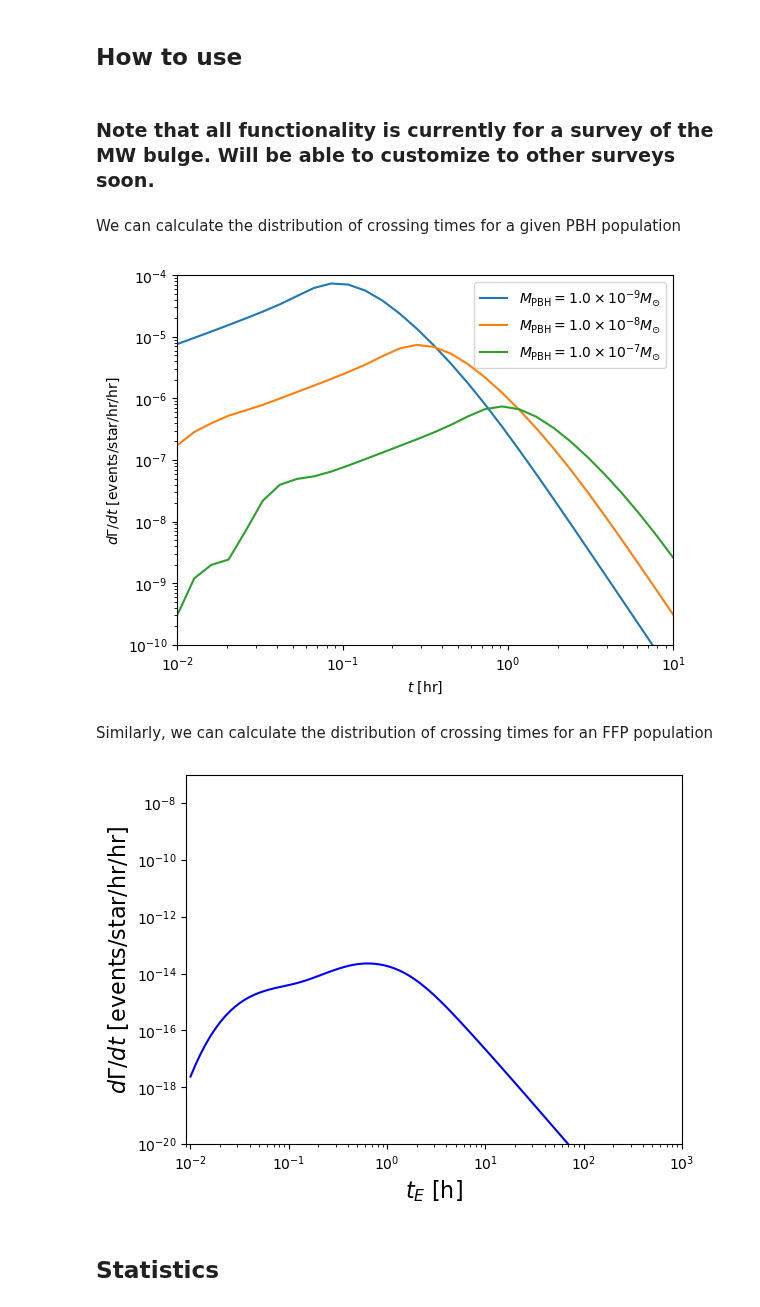
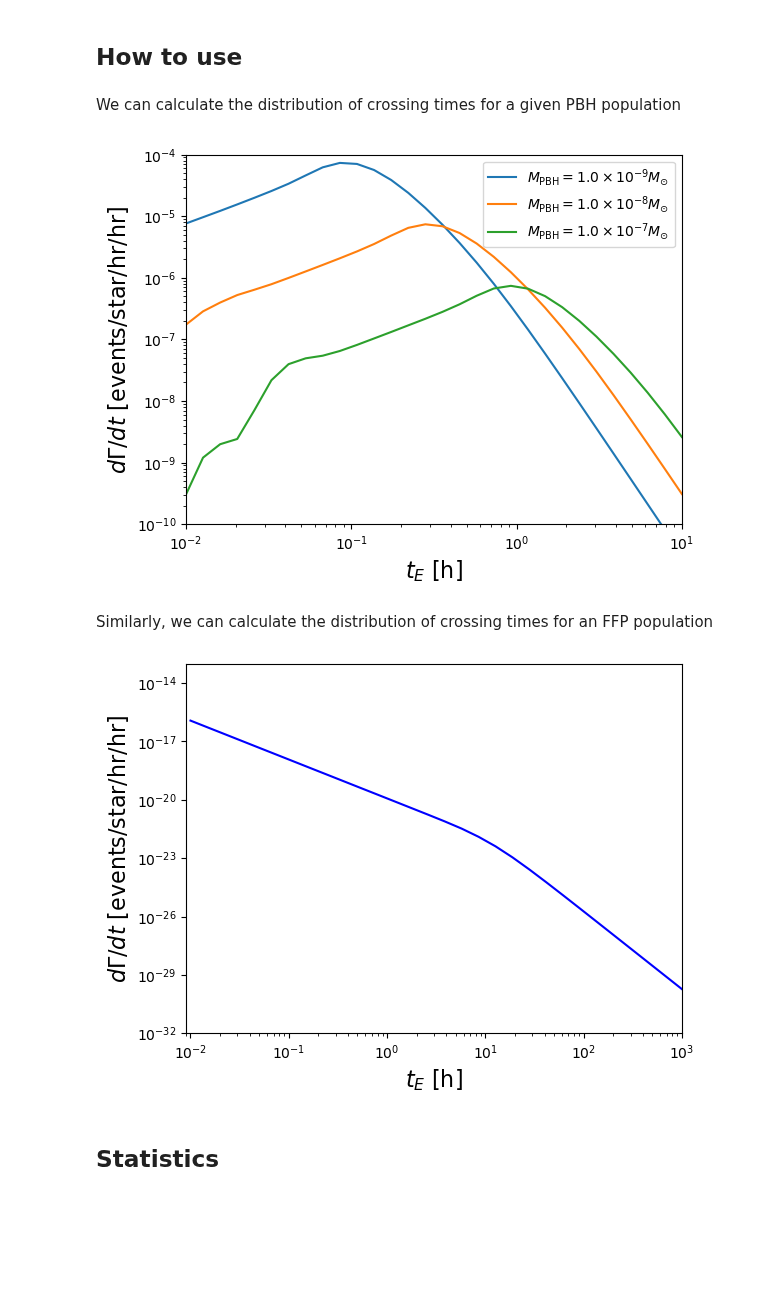
Before and after one commit to NolanSmyth/LensCalcPy, a Jupyter notebook: nbs/index.ipynb, the cells around one changed output. Cells and saved outputs as stored; diff of their text form; code cells hidden in the pictures; blank space fills up the shorter version.

````diff
--- a/nbs/index.ipynb
+++ b/nbs/index.ipynb
@@ -21,8 +21,6 @@ pip install LensCalcPy
 ```
 # %% [markdown]
 ## How to use
-# %% [markdown]
-### Note that all functionality is currently for a survey of the MW bulge. Will be able to customize to other surveys soon.
 # %% [markdown]
 We can calculate the distribution of crossing times for a given PBH population
 # %%
@@ -35,18 +33,16 @@ for i, pbh in enumerate(pbhs):
     result[i, :] = pbh.compute_differential_rate(ts)
 # %%
 for i, pbh in enumerate(pbhs):
-    # plt.loglog(ts, result[i], label=r"$M_{\rm{PBH}} = " + str(pbh.m_pbh) + "M_{\odot}$")
     plt.loglog(ts, result[i], label=r"$M_{\rm{PBH}} = $" + scientific_format(pbh.mass,0) + "$M_{\odot}$")
 
-
-plt.xlabel(r"$t$ [hr]")
-plt.ylabel(r"$d\Gamma/dt$ [events/star/hr/hr]")
+plt.xlabel(r"$t_E$ [h]", fontsize=16)
+plt.ylabel(r"$d\Gamma/dt$ [events/star/hr/hr]", fontsize=16)
 plt.xlim(1e-2, 1e1)
 plt.ylim(1e-10, 1e-4)
 
 plt.legend()
 plt.show()
 # %% [output]
-[figure, old version]
+[figure, new version]
 # %% [markdown]
 Similarly, we can calculate the distribution of crossing times for an FFP population
@@ -57,15 +55,13 @@ fp = FfpPopulation(mMin, alpha)
 # %%
-ts = np.logspace(-2, np.log10(1e3), num=100)
-diff_rates = fp.compute_differential_rate(ts, finite=False)
-
+#Note: event rate normalized to 1 FFP/ISO per host star
 plt.loglog(ts, diff_rates, color="blue")
 plt.xlabel(r"$t_E$ [h]", fontsize=16)
 plt.ylabel(r"$d\Gamma/dt$ [events/star/hr/hr]", fontsize=16)
 plt.xlim([0.009, 1e3])
-plt.ylim([1e-20, 1e-7])
+plt.ylim([1e-32, 1e-13])
 plt.show()
 # %% [output]
-[figure, old version]
+[figure, new version]
 # %% [markdown]
 ## Statistics
 # %% [markdown]
````
Also changed, not shown: parts of 3 cells of this notebook, 16 other files.
